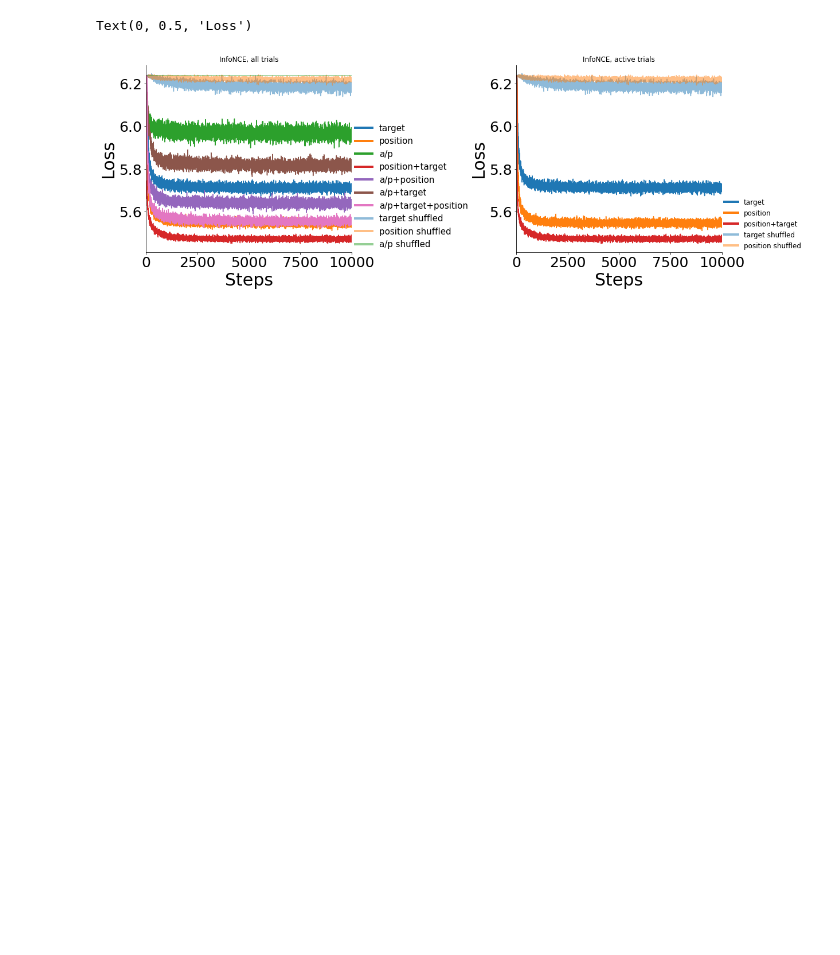
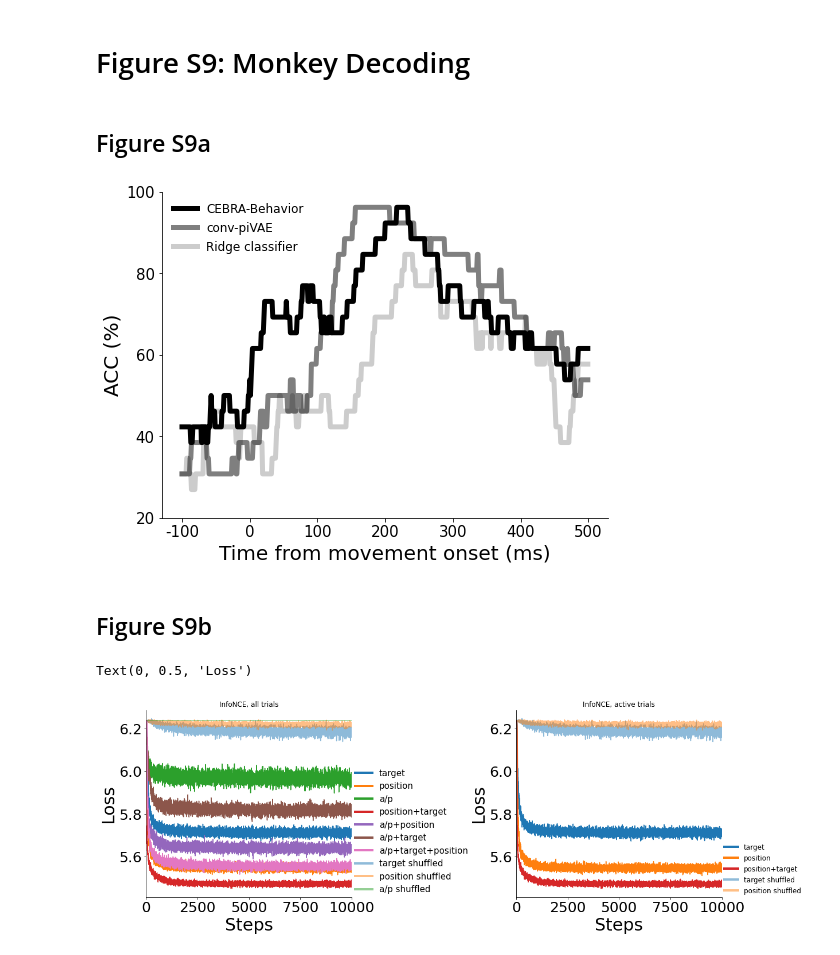
Before and after one commit to AdaptiveMotorControlLab/cebra-figures, a Jupyter notebook: figures/FigureS9.ipynb, the cells around one changed output. Cells and saved outputs as stored; diff of their text form; code cells hidden in the pictures; blank space fills up the shorter version.

```diff
--- a/figures/FigureS9.ipynb
+++ b/figures/FigureS9.ipynb
@@ -1,3 +1,5 @@
+# %% [markdown]
+# Figure S9: Monkey Decoding
 # %%
 import numpy as np
 import matplotlib.pyplot as plt
@@ -13 +15,29 @@ data=pd.read_hdf('../data/FigureS9.h5')
+# %% [markdown]
+## Figure S9a
+# %%
+results = data["direction_decoding"]
+cebra_acc_time = results["cebra"]
+pivae_acc_time = results["pivae"]
+ridge_acc_time = results["ridge"]
+
+fig = plt.figure(figsize=(8, 6))
+ax = plt.subplot(111)
+ax.plot(cebra_acc_time, label="CEBRA-Behavior", color="k", lw=5)
+ax.plot(pivae_acc_time, label="conv-piVAE", color="black", alpha=0.5, lw=5)
+ax.plot(ridge_acc_time, label="Ridge classifier", color="k", alpha=0.2, lw=5)
+# ax.plot(vel/vel.max()*100, label = 'hand speed')
+ax.spines["right"].set_visible(False)
+ax.spines["top"].set_visible(False)
+plt.legend(frameon=False, fontsize=12)
+plt.ylabel("ACC (%)", fontsize=20)
+plt.yticks(np.linspace(20, 100, 5), fontsize=15)
+plt.xlabel("Time from movement onset (ms)", fontsize=20)
+plt.xticks(
+    np.linspace(0, 600, 7, dtype=int), np.linspace(-100, 500, 7, dtype=int), fontsize=15
+)
+plt.show()
+# %% [output]
+[figure, added]
+# %% [markdown]
+## Figure S9b
 # %%
```
Also changed, not shown: parts of 5 cells of this notebook, 21 other files.
